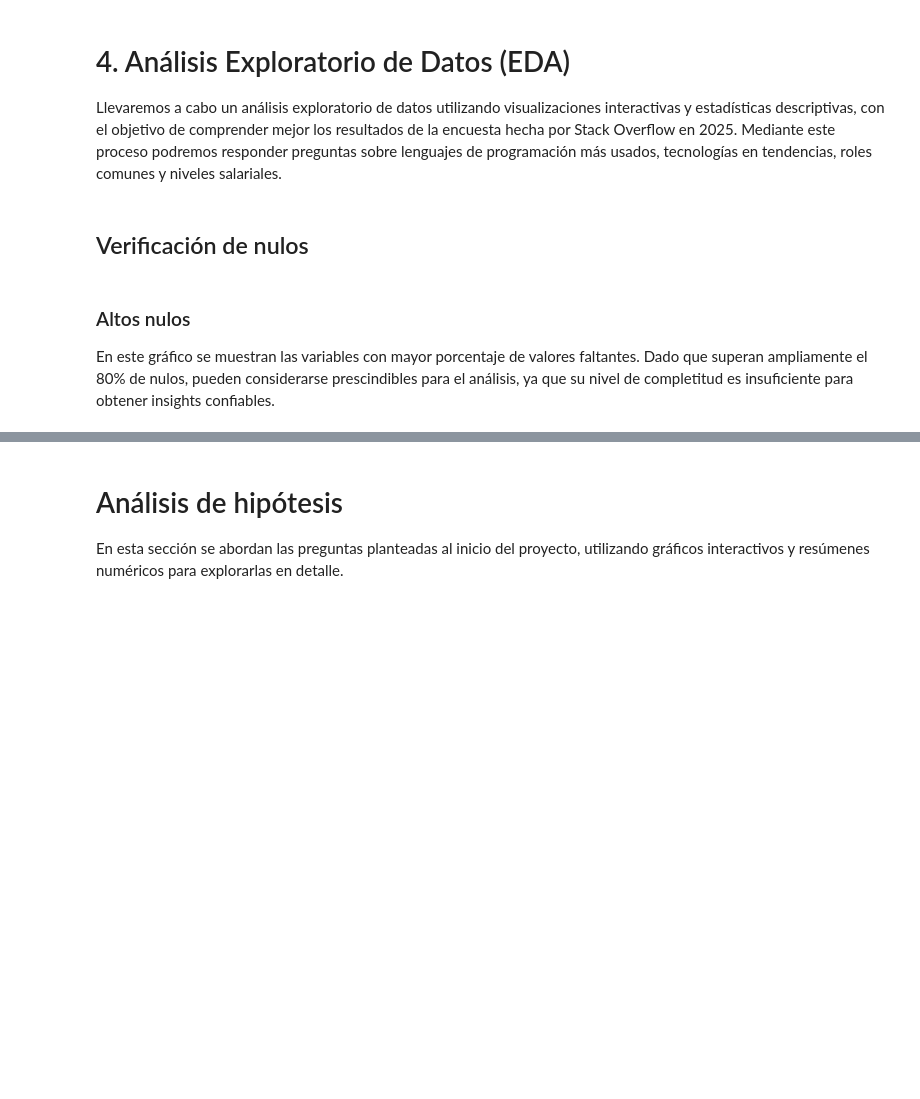
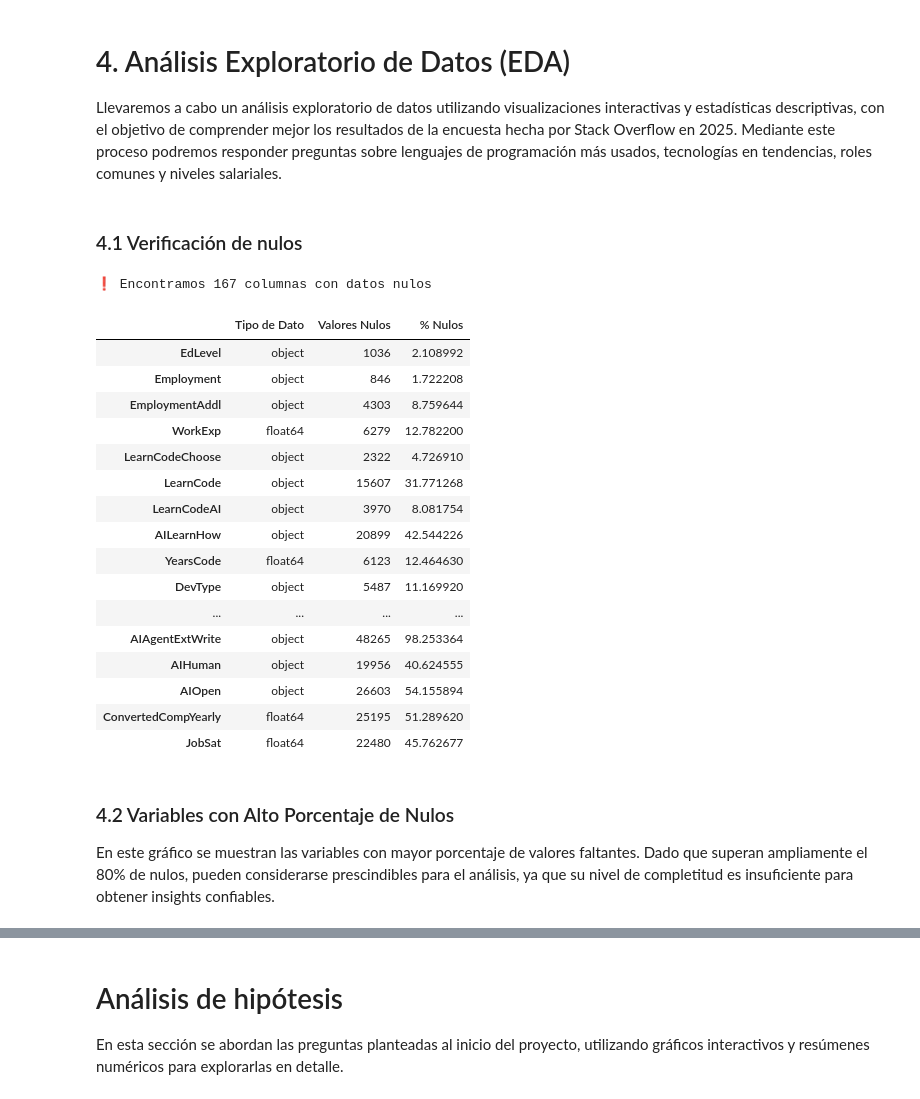
Before and after one commit to fernandolievano/ProyectoFinal_PP1, a Jupyter notebook: ProyectoFinal.ipynb, the cells around one changed output, grey strips where cells are left out. Cells and saved outputs as stored; diff of their text form; code cells hidden in the pictures; blank space fills up the shorter version.

```diff
--- a/ProyectoFinal.ipynb
+++ b/ProyectoFinal.ipynb
@@ -149,18 +149,40 @@ df.describe().T
 # 4. Análisis Exploratorio de Datos (EDA)
 Llevaremos a cabo un análisis exploratorio de datos utilizando visualizaciones interactivas y estadísticas descriptivas, con el objetivo de comprender mejor los resultados de la encuesta hecha por Stack Overflow en 2025. Mediante este proceso podremos responder preguntas sobre lenguajes de programación más usados, tecnologías en tendencias, roles comunes y niveles salariales.
 # %% [markdown]
-## Verificación de nulos
+### 4.1 Verificación de nulos
 # %%
 pd.set_option('display.max_rows', None)  # Activo display.max_rows para poder ver todos mis columnas nulas
 
 tiene_nulos = df.isnull().sum() > 0  # Máscara para mostrar solo resultados con valores nulos
 nulos = df.isnull().sum()[tiene_nulos]
 nulos_cantidad = len(nulos)
 nulos_porcentaje = (nulos / n_encuestados) * 100
 
 print(f"❗ Encontramos {nulos_cantidad} columnas con datos nulos")
-print("ℹ️ Porcentaje de valores nulos encontrados por columna:")
 
-print(nulos_porcentaje.sort_values(ascending=False).to_frame(name="Porcentaje"))
+nulos_resumen = pd.DataFrame({
+    'Tipo de Dato': df.dtypes[tiene_nulos],
+    'Valores Nulos': nulos,
+    '% Nulos': nulos_porcentaje
+})
 
-pd.reset_option('display.max_rows', None)  # Desactivo de nuevo display.max_rows
+nulos_resumen
+# %% [output]
+❗ Encontramos 167 columnas con datos nulos
+|  | Tipo de Dato | Valores Nulos | % Nulos |
+| EdLevel | object | 1036 | 2.108992 |
+| Employment | object | 846 | 1.722208 |
+| EmploymentAddl | object | 4303 | 8.759644 |
+| WorkExp | float64 | 6279 | 12.782200 |
+| LearnCodeChoose | object | 2322 | 4.726910 |
+| LearnCode | object | 15607 | 31.771268 |
+| LearnCodeAI | object | 3970 | 8.081754 |
+| AILearnHow | object | 20899 | 42.544226 |
+| YearsCode | float64 | 6123 | 12.464630 |
+| DevType | object | 5487 | 11.169920 |
+| ... | ... | ... | ... |
+| AIAgentExtWrite | object | 48265 | 98.253364 |
+| AIHuman | object | 19956 | 40.624555 |
+| AIOpen | object | 26603 | 54.155894 |
+| ConvertedCompYearly | float64 | 25195 | 51.289620 |
+| JobSat | float64 | 22480 | 45.762677 |
@@ -167,5 +191,6 @@ pd.reset_option('display.max_rows', None)  # Desactivo de nuevo display.max_rows
 # %% [markdown]
-### Altos nulos
+### 4.2 Variables con Alto Porcentaje de Nulos
+
 En este gráfico se muestran las variables con mayor porcentaje de valores faltantes.
 Dado que superan ampliamente el 80% de nulos, pueden considerarse prescindibles para el análisis, ya que su nivel de completitud es insuficiente para obtener insights confiables.
 # %%
```
Also changed, not shown: parts of 9 cells of this notebook.
